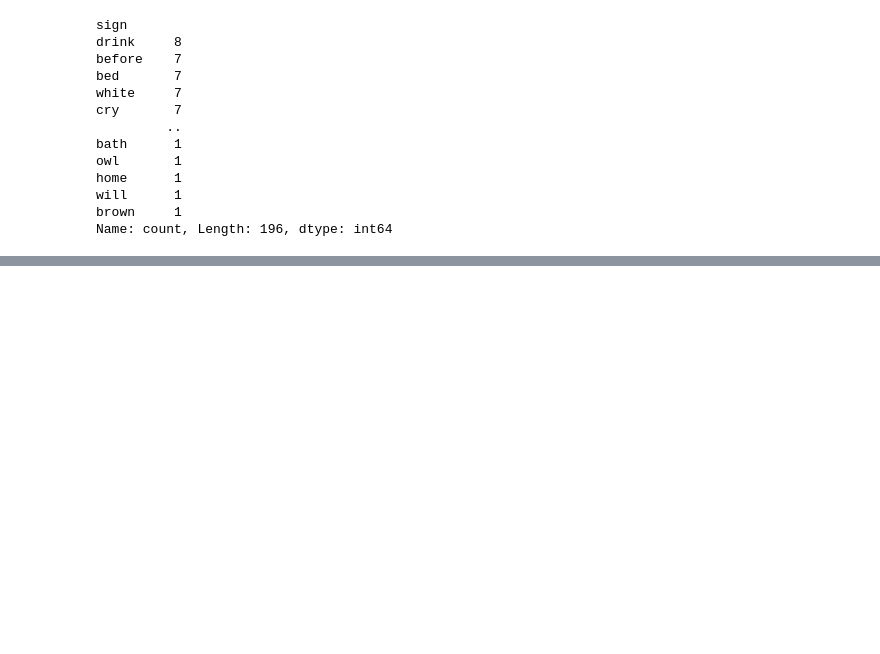
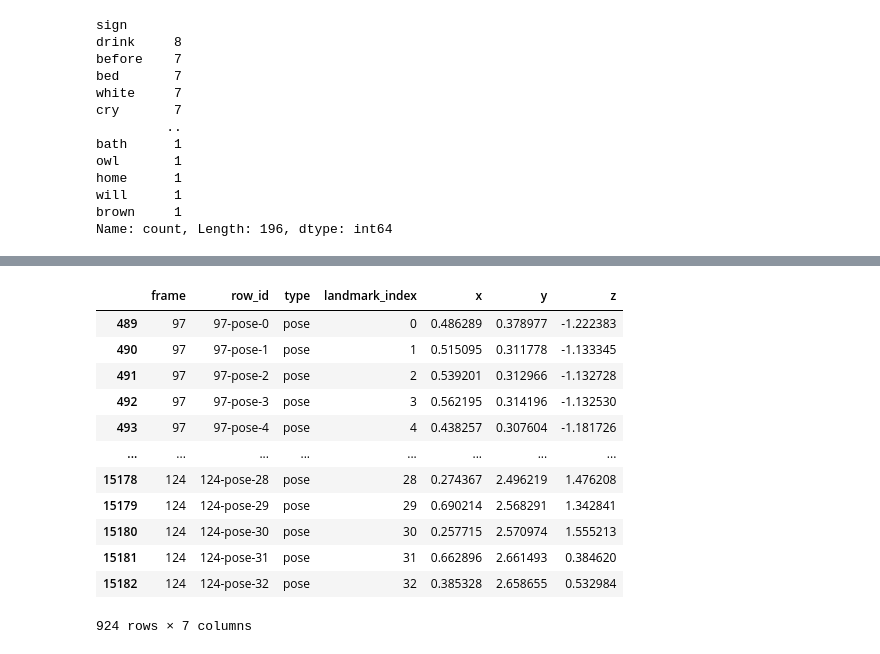
Before and after one commit to benoitfrisque/signlens, a Jupyter notebook: notebooks/Benoit/test_on_videos.ipynb, the cells around one changed output, grey strips where cells are left out. Saved outputs shown, nothing was run; the diff lists cells and outputs as text; code cells hidden in the pictures; blank space fills up the shorter version.

```diff
--- a/notebooks/Benoit/test_on_videos.ipynb
+++ b/notebooks/Benoit/test_on_videos.ipynb
@@ -286,0 +453,16 @@ print(f"✅ Model evaluated, accuracy: {accuracy:.1%}")
+# %%
+pq_df[pq_df.type=='pose']
+# %% [output]
+|  | frame | row_id | type | landmark_index | x | y | z |
+| 489 | 97 | 97-pose-0 | pose | 0 | 0.486289 | 0.378977 | -1.222383 |
+| 490 | 97 | 97-pose-1 | pose | 1 | 0.515095 | 0.311778 | -1.133345 |
+| 491 | 97 | 97-pose-2 | pose | 2 | 0.539201 | 0.312966 | -1.132728 |
+| 492 | 97 | 97-pose-3 | pose | 3 | 0.562195 | 0.314196 | -1.132530 |
+| 493 | 97 | 97-pose-4 | pose | 4 | 0.438257 | 0.307604 | -1.181726 |
+| ... | ... | ... | ... | ... | ... | ... | ... |
+| 15178 | 124 | 124-pose-28 | pose | 28 | 0.274367 | 2.496219 | 1.476208 |
+| 15179 | 124 | 124-pose-29 | pose | 29 | 0.690214 | 2.568291 | 1.342841 |
+| 15180 | 124 | 124-pose-30 | pose | 30 | 0.257715 | 2.570974 | 1.555213 |
+| 15181 | 124 | 124-pose-31 | pose | 31 | 0.662896 | 2.661493 | 0.384620 |
+| 15182 | 124 | 124-pose-32 | pose | 32 | 0.385328 | 2.658655 | 0.532984 |
+924 rows × 7 columns
```
Also changed, not shown: parts of 53 cells of this notebook, 1 other file.
